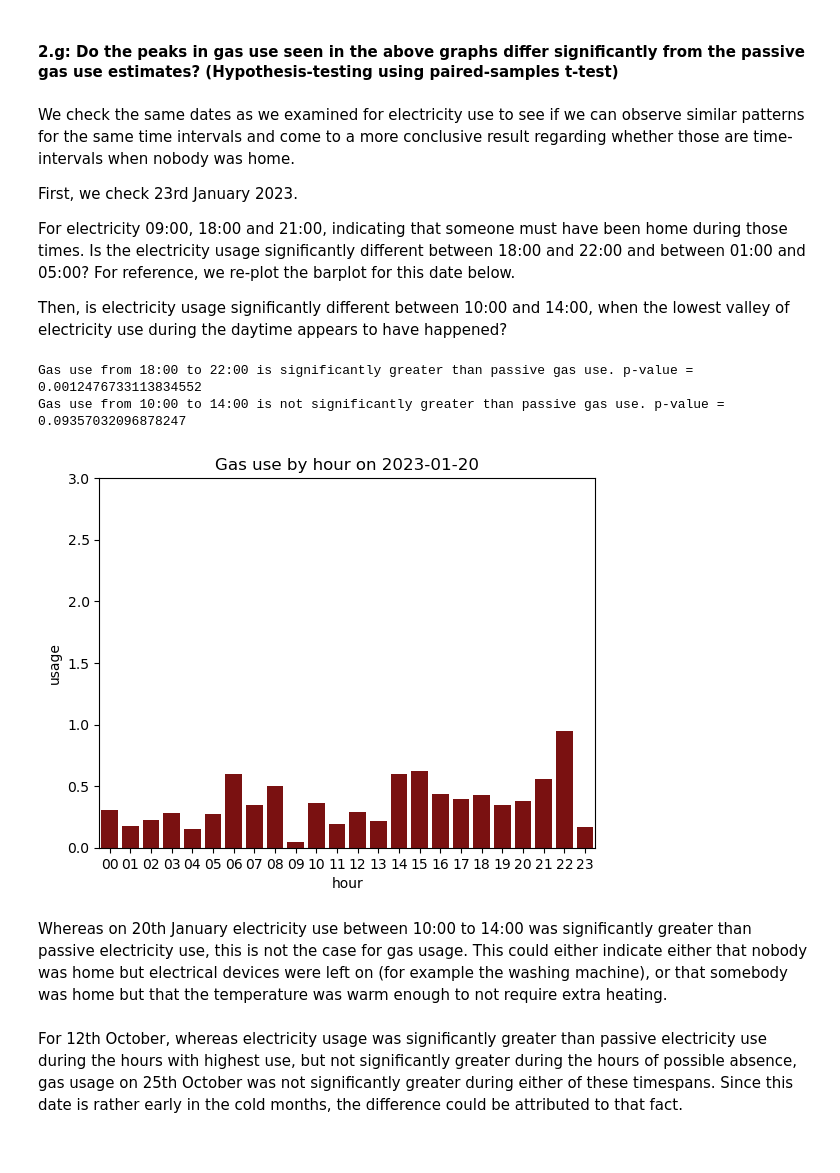
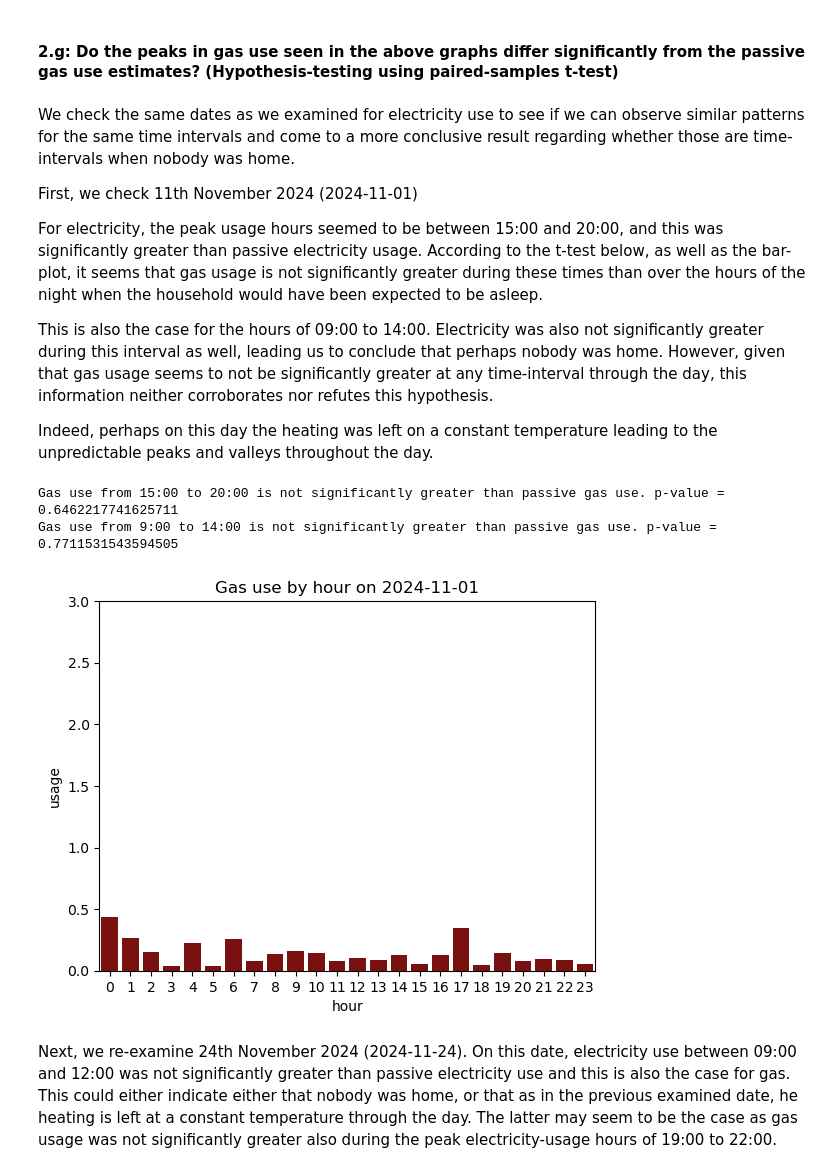
Before and after one commit to elena-petridou/GA2025_07, a Jupyter notebook: Report_1_energy_usage.ipynb, the cells around one changed output. Cells and saved outputs as stored; diff of their text form; code cells hidden in the pictures.

```diff
--- a/Report_1_energy_usage.ipynb
+++ b/Report_1_energy_usage.ipynb
@@ -132,9 +131,9 @@ In order to investigate this question, we can take a look at data from a random
 # %%
 max(Energy_usage["date"])
 
-cold_months_24 = Energy_usage[((Energy_usage["date"] >= datetime.date(2024,10,1)) | (Energy_usage["date"] <= datetime.date(2024,3,1))) & (Energy_usage["date"] < datetime.date(2025,1,1)) & (Energy_usage["date"] > datetime.date(2023,12,31))]
-cold_months_23 = Energy_usage[((Energy_usage["date"] >= datetime.date(2023,10,1)) | (Energy_usage["date"] <= datetime.date(2023,3,1))) & (Energy_usage["date"] < datetime.date(2024,1,1)) & (Energy_usage["date"] > datetime.date(2022,12,31))]
-cold_months_22 = Energy_usage[((Energy_usage["date"] >= datetime.date(2022,10,1)) | (Energy_usage["date"] <= datetime.date(2022,3,1))) & (Energy_usage["date"] < datetime.date(2023,1,1)) & (Energy_usage["date"] > datetime.date(2021,12,31))]
+cold_months_24 = Energy_usage[((Energy_usage["date"] >= datetime.date(2024,11,1)) | (Energy_usage["date"] <= datetime.date(2024,3,1))) & (Energy_usage["date"] < datetime.date(2025,1,1)) & (Energy_usage["date"] > datetime.date(2023,12,31))]
+cold_months_23 = Energy_usage[((Energy_usage["date"] >= datetime.date(2023,11,1)) | (Energy_usage["date"] <= datetime.date(2023,3,1))) & (Energy_usage["date"] < datetime.date(2024,1,1)) & (Energy_usage["date"] > datetime.date(2022,12,31))]
+cold_months_22 = Energy_usage[((Energy_usage["date"] >= datetime.date(2022,11,1)) | (Energy_usage["date"] <= datetime.date(2022,3,1))) & (Energy_usage["date"] < datetime.date(2023,1,1)) & (Energy_usage["date"] > datetime.date(2021,12,31))]
 
 
 cold_months = pd.concat([cold_months_24, cold_months_23], ignore_index= True)
@@ -144,15 +143,16 @@ random.seed(203903)
 random_days = random.sample(list(cold_months["date"]), k = 10)
 # %%
 Energy_usage[["hour", "minute"]] = Energy_usage.loc[:,"time"].str.split(":", n = 1, expand=True)
+Energy_usage["hour"] = Energy_usage["hour"].apply(int)
 
 cold_days = Energy_usage[Energy_usage["date"].isin(random_days)]
 
 cold_days = cold_days[["date", "usage", "hour"]].groupby(["date", "hour"]).sum()
 
-def create_day_barplot(df, date, color, energy):
+def create_day_barplot(df, date, color, energy, max_lim = 3):
     temp_df = df.loc[date]
     fig, ax = plt.subplots()
-    ax.set_ylim(0,3)
+    ax.set_ylim(0,max_lim)
     plt.title(f"{energy} use by hour on {date}")
     sns.barplot(temp_df, x = "hour", y = "usage", ax = ax, color = color)
 
@@ -194,21 +194,19 @@ Then, is electricity usage significantly different between 10:00 and 14:00, when
 
 In order to maximise the number of samples for the t-test, we use the electricity usage values in 15-minute-intervals instead of the 'binned' values by hour used in the barplots above.
 # %%
-jan_20 = Energy_usage[Energy_usage["date"] == random_days[0]]
-jan_20[["date", "time", "usage", "hour"]]
-
-
 def is_significant(test_use, reference_use):
     t_test = stats.ttest_rel(test_use["usage"], reference_use["usage"], alternative= "greater")
     p_value = t_test[1]
-    if p_value > 0.05:
+    if p_value > 0.01:
         return(" not ", p_value)
     else:
         return(" ", p_value)
 
+
+
 def between_hour_t_test(day_df, peak_hours, possibly_absent_hours, reference_hours, energy):
+    peak_use = day_df[day_df["hour"].isin(peak_hours)]
     passive_use = day_df[day_df["hour"].isin(reference_hours)]
-    peak_use = day_df[day_df["hour"].isin(peak_hours)]
     possibly_absent_use = day_df[day_df["hour"].isin(possibly_absent_hours)]
     significance_peak, p_val_peak = is_significant(peak_use, passive_use)
     print(f"{energy} use from {peak_hours[0]}:00 to {peak_hours[-1]}:00 is{significance_peak}significantly greater than passive {energy.lower()} use. p-value = {p_val_peak}")
@@ -216,8 +214,3 @@ def between_hour_t_test(day_df, peak_hours, possibly_absent_hours, reference_hou
     print(f"{energy} use from {possibly_absent_hours[0]}:00 to {possibly_absent_hours[-1]}:00 is{significance_absent}significantly greater than passive {energy.lower()} use. p-value = {p_val_absent}")
     #significance_actives, p_val_actives = is_significant(possibly_absent_use, peak_use)
     #print(f"Electricity use from {possibly_absent_hours[0]}:00 to {possibly_absent_hours[-1]}:00 is{significance_actives}significantly different than electricity use between {peak_hours[0]} and {peak_hours[1]}. p-value = {p_val_actives}")
-
-
-
-create_day_barplot(cold_days, datetime.date(2023,1,20), "steelblue", "Electricity")
-between_hour_t_test(jan_20, peak_hours=["18", "19", "20", "21", "22"], possibly_absent_hours=["10", "11", "12", "13", "14"], reference_hours=["01", "02", "03", "04", "05"], energy = "Electricity")
@@ -257,13 +258,14 @@ Electricity use from 09:00 to 12:00 is not significantly greater than passive el
 As with the previous question, the barplots below show that it is easy to spot intervals of time when gas usage increases or decreases. To see whether these intervals can help spot whether someone is home or not, we can check the same three dates as we investigated for electricity, and see whether the energy use patterns in gas are similar to those of electricity, and whether overnight usage is significantly different than certain intervals of the day.
 # %%
 gas_usage = db.return_whole_table("P1g")
-gas_usage["date"] = pd.to_datetime(gas_usage.loc[:,"epoch"]*10**9).dt.date
-gas_usage["time"] = pd.to_datetime(gas_usage.loc[:,"epoch"]*10**9).dt.strftime("%H:%M")
 
+gas_usage["date"] = gas_usage["epoch"].apply(timestamp_into_gmt2).dt.date
+gas_usage["time"] = gas_usage["epoch"].apply(timestamp_into_gmt2).dt.strftime("%H:%M")
 gas_usage["usage"] = gas_usage.loc[:,"Total_gas_used"].diff()
 
+gas_usage[["hour", "minute"]] = gas_usage.loc[:,"time"].str.split(":", n = 1, expand=True)
+gas_usage["hour"] = gas_usage["hour"].apply(int)
 
-gas_usage[["hour", "minute"]] = gas_usage.loc[:,"time"].str.split(":", n = 1, expand=True)
 
 cold_days_gas = gas_usage[gas_usage["date"].isin(random_days)]
 cold_days_gas = cold_days_gas[["date", "usage", "hour"]].groupby(["date", "hour"]).sum()
@@ -299,22 +301,23 @@ title = plt.title("Average gas usage per hour OVER THE WHOLE PERIOD")
 # %% [markdown]
 We check the same dates as we examined for electricity use to see if we can observe similar patterns for the same time intervals and come to a more conclusive result regarding whether those are time-intervals when nobody was home.
 
-First, we check 23rd January 2023.
+First, we check 11th November 2024 (2024-11-01)
 
-For electricity 09:00, 18:00 and 21:00, indicating that someone must have been home during those times. Is the electricity usage significantly different between 18:00 and 22:00 and between 01:00 and 05:00? For reference, we re-plot the barplot for this date below.
+For electricity, the peak usage hours seemed to be between 15:00 and 20:00, and this was significantly greater than passive electricity usage. According to the t-test below, as well as the bar-plot, it seems that gas usage is not significantly greater during these times than over the hours of the night when the household would have been expected to be asleep.
 
-Then, is electricity usage significantly different between 10:00 and 14:00, when the lowest valley of electricity use during the daytime appears to have happened?
+This is also the case for the hours of 09:00 to 14:00. Electricity was also not significantly greater during this interval as well, leading us to conclude that perhaps nobody was home. However, given that gas usage seems to not be significantly greater at any time-interval through the day, this information neither corroborates nor refutes this hypothesis.
+
+Indeed, perhaps on this day the heating was left on a constant temperature leading to the unpredictable peaks and valleys throughout the day.
 # %%
-jan_20_gas = gas_usage[gas_usage["date"] == datetime.date(2023,1,20)]
-jan_20_gas[["date", "time", "usage", "hour"]]
-create_day_barplot(cold_days_gas, datetime.date(2023,1,20), "darkred", "Gas")
-between_hour_t_test(jan_20_gas, peak_hours=["18", "19", "20", "21", "22"], possibly_absent_hours=["10", "11", "12", "13", "14"], reference_hours=["01", "02", "03", "04", "05"], energy = "Gas")
+nov_1_gas = gas_usage[gas_usage["date"] == datetime.date(2024,11,1)]
+nov_1_gas[["date", "time", "usage", "hour"]]
+create_day_barplot(cold_days_gas, datetime.date(2024,11,1), "darkred", "Gas")
+
+between_hour_t_test(nov_1_gas, peak_hours=list(range(15,21)), possibly_absent_hours=list(range(9,15)), reference_hours=list(range(1,7)), energy = "Gas")
 # %% [output]
-Gas use from 18:00 to 22:00 is significantly greater than passive gas use. p-value = 0.0012476733113834552
-Gas use from 10:00 to 14:00 is not significantly greater than passive gas use. p-value = 0.09357032096878247
+Gas use from 15:00 to 20:00 is not significantly greater than passive gas use. p-value = 0.6462217741625711
+Gas use from 9:00 to 14:00 is not significantly greater than passive gas use. p-value = 0.7711531543594505
-[figure, old version]
+[figure, new version]
 # %% [markdown]
-Whereas on 20th January electricity use between 10:00 to 14:00 was significantly greater than passive electricity use, this is not the case for gas usage. This could either indicate either that nobody was home but electrical devices were left on (for example the washing machine), or that somebody was home but that the temperature was warm enough to not require extra heating.
+Next, we re-examine 24th November 2024 (2024-11-24). On this date, electricity use between 09:00 and 12:00 was not significantly greater than passive electricity use and this is also the case for gas. This could either indicate either that nobody was home, or that as in the previous examined date, he heating is left at a constant temperature through the day. The latter may seem to be the case as gas usage was not significantly greater also during the peak electricity-usage hours of 19:00 to 22:00.
-# %% [markdown]
-For 12th October, whereas electricity usage was significantly greater than passive electricity use during the hours with highest use, but not significantly greater during the hours of possible absence, gas usage on 25th October was not significantly greater during either of these timespans. Since this date is rather early in the cold months, the difference could be attributed to that fact.
 # %%
```
Also changed, not shown: parts of 23 cells of this notebook.
